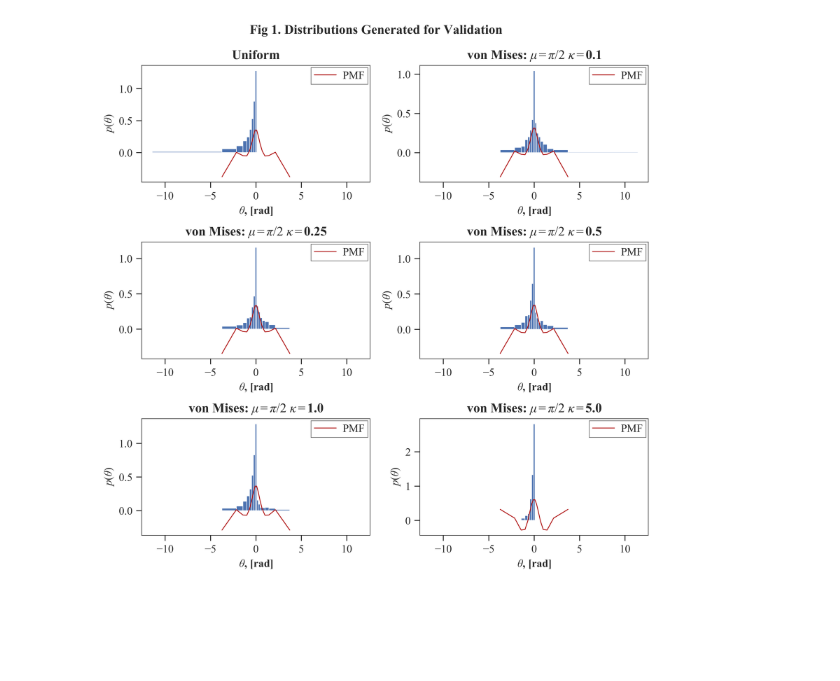
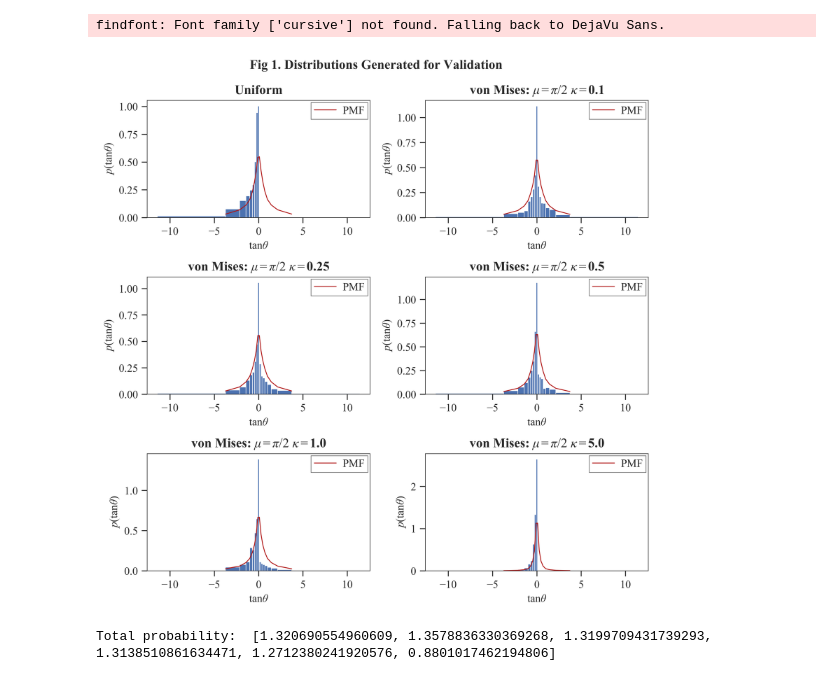
Before and after one commit to lakshmin121/Anisotropy_tensor, a Jupyter notebook: NB/Algebra of RVs.ipynb, the cells around one changed output. Cells and saved outputs as stored; diff of their text form; code cells hidden in the pictures; blank space fills up the shorter version.

Commit message:
NB to illustrate product and ratio distributions of RVs.

```diff
--- a/NB/Algebra of RVs.ipynb
+++ b/NB/Algebra of RVs.ipynb
@@ -112,6 +136,26 @@ def tensor2odf_2D(phivals, A):
     afunc = a[0] * (c*c - 0.5) + a[1] * (c*s) + a[2] * (s*c) + a[3] * (s*s - 0.5)
     odf = 1 / (2*np.pi) + (2 / np.pi) * afunc
     return odf
+
+
+def fit_ODF(distr, bins):
+    h, b = np.histogram(distr, bins=bins, density=True)
+    Q, A = orient_tensor_2D(h, bins)
+    odf = tensor2odf_2D(xVals, A) * 2
+    return odf
+
+def fit_PMF(distr, bins):
+    h, b = np.histogram(distr, bins=bins, density=True)
+    c = 0.5 * (b[1:] + b[:-1])
+    print(len(b))
+    print(len(c))
+    f = interp1d(c, h, kind='linear', fill_value='extrapolate')
+    pmf = f(b)
+    pmf = gaussian_filter1d(pmf, 1)
+    total_prob = np.trapz(pmf, b)
+    if not np.isclose(total_prob, 1.):
+        print("Total probability not 1: {:1.2f}".format(total_prob))
+    return pmf
 # %%
 # Generating distributions to validate the python implementations.
 N = 1000  # total number of observations in the discrete distribution
@@ -131,18 +175,3 @@ xVals = np.tan(thetaBinc-np.pi/2)
 xDistrs = [np.tan(distr-np.pi/2) for distr in thetaDistrs]
 yVals = np.cos(thetaBinc)
 yDistrs = [np.cos(distr) for distr in thetaDistrs]
-# %%
-# Defining the PMF of above distributions
-xPMFs = []
-for distr in xDistrs:
-    h, b = np.histogram(distr, bins=xVals, density=True)
-    Q, A = orient_tensor_2D(h, xVals)
-    pmf = tensor2odf_2D(xVals, A) * 2
-    xPMFs.append(pmf)
-
-yPMFs = []
-for distr in yDistrs:
-    h, b = np.histogram(distr, bins=yVals[::-1], density=True)
-    Q, A = orient_tensor_2D(h, yVals)
-    pmf = tensor2odf_2D(yVals, A) * 2
-    yPMFs.append(pmf)
@@ -162,4 +178,8 @@ Total probability not 1: -0.84
 # %%
+# Defining the PMF of above distributions
+xPMFs = [fit_PMF(distr, xVals) for distr in xDistrs]
+yPMFs = [fit_PMF(distr, yVals[::-1]) for distr in yDistrs]
+
 zDistrs = [xdistr * ydistr for xdistr, ydistr in zip(xDistrs, yDistrs)]
 zVals = xVals
 zPMFs = [product_distr(xVals, yVals[::-1], zVals, pmfx, pmfy[::-1]) for pmfx, pmfy in zip(xPMFs, yPMFs)]
@@ -166,21 +204,28 @@ zPMFs = [product_distr(xVals, yVals[::-1], zVals, pmfx, pmfy[::-1]) for pmfx, pm
 # %%
 # Figure: Visualise the distributions generated for validation.
 fig, axes = plt.subplots(3, 2, figsize=(7, 7))
 axs = axes.ravel()
 
 for n, (distr, pmf) in enumerate(zip(zDistrs, zPMFs)):
     ax = axs[n]
     h, b, _ = ax.hist(distr, bins=zVals, density=True)
     ax.plot(zVals[1:-1], pmf[1:-1], lw=0.75, color=np.asarray([176, 21, 21]) / 255, label='PMF')
     if n == 0:
         ax.set_title("Uniform")
     else:
         ax.set_title("von Mises: $\mu=\pi/2$ $\kappa=${0}".format(kappa[n-1]))
-    ax.set_xlabel("$\\theta$, [rad]")
-    ax.set_ylabel("$p(\\theta)$")
+    ax.set_xlabel("$\\tan\\theta$")
+    ax.set_ylabel("$p(\\tan\\theta)$")
     ax.legend(loc='upper right')
 
 fig.suptitle("Fig 1. Distributions Generated for Validation")
 plt.show()
 # %% [output]
+findfont: Font family ['cursive'] not found. Falling back to DejaVu Sans.
-[figure, old version]
+[figure, new version]
+# %%
+# Total Probability
+zTP = [np.trapz(zPMF, zVals) for zPMF in zPMFs]
+print("Total probability: ", zTP)
+# %% [output]
+Total probability:  [1.320690554960609, 1.3578836330369268, 1.3199709431739293, 1.3138510861634471, 1.2712380241920576, 0.8801017462194806]
```
Also changed, not shown: parts of 5 cells of this notebook.
